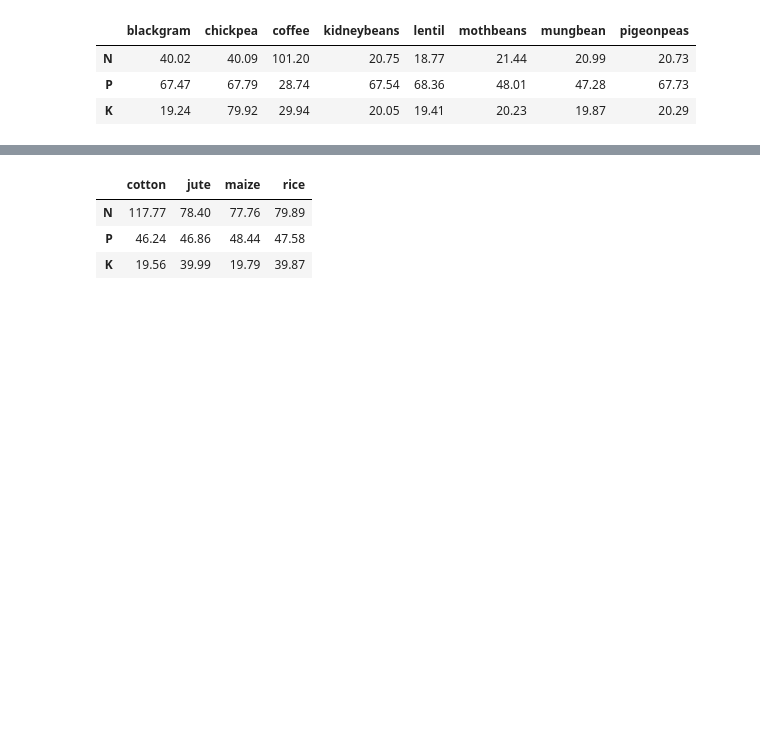
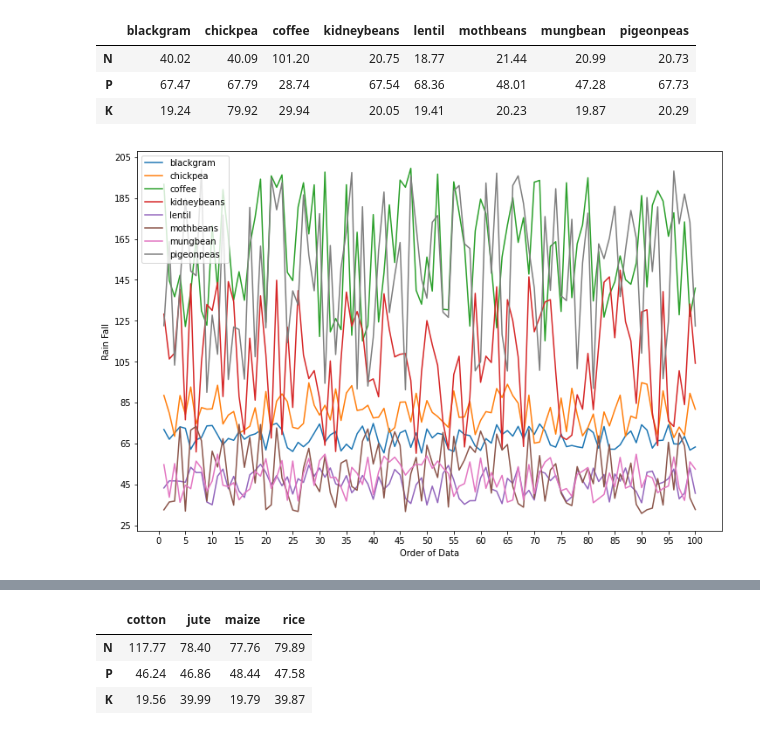
Before and after one commit to QI-XIANG/NCU_Data-Mining-for-Business-Analytics, a Jupyter notebook: 作業3/作業3.ipynb, the cells around one changed output, grey strips where cells are left out. Drawn from its saved outputs; the diff is of its cells as text; code cells hidden in the pictures; blank space fills up the shorter version.

```diff
--- a/作業3/作業3.ipynb
+++ b/作業3/作業3.ipynb
@@ -167,3 +168,21 @@ df_npk[beans]
 | N | 40.02 | 40.09 | 101.20 | 20.75 | 18.77 | 21.44 | 20.99 | 20.73 |
 | P | 67.47 | 67.79 | 28.74 | 67.54 | 68.36 | 48.01 | 47.28 | 67.73 |
 | K | 19.24 | 79.92 | 29.94 | 20.05 | 19.41 | 20.23 | 19.87 | 20.29 |
+# %%
+import matplotlib.pyplot as plt
+
+x = [e for e in range(1,2201,1)]
+plt.figure(figsize=(12,8))
+for i in beans:
+    y = df[df['label'] == i]['rainfall']
+    x = [e for e in range(1,101,1)]
+    plt.plot(x,y)
+
+plt.xticks([e for e in range(0,101,5)])
+plt.yticks([e for e in range(25,220,20)])
+plt.xlabel("Order of Data")
+plt.ylabel("Rain Fall")
+plt.legend(beans,loc='best')
+plt.show()
+# %% [output]
+[figure, added]
```
Also changed, not shown: parts of 4 cells of this notebook.
